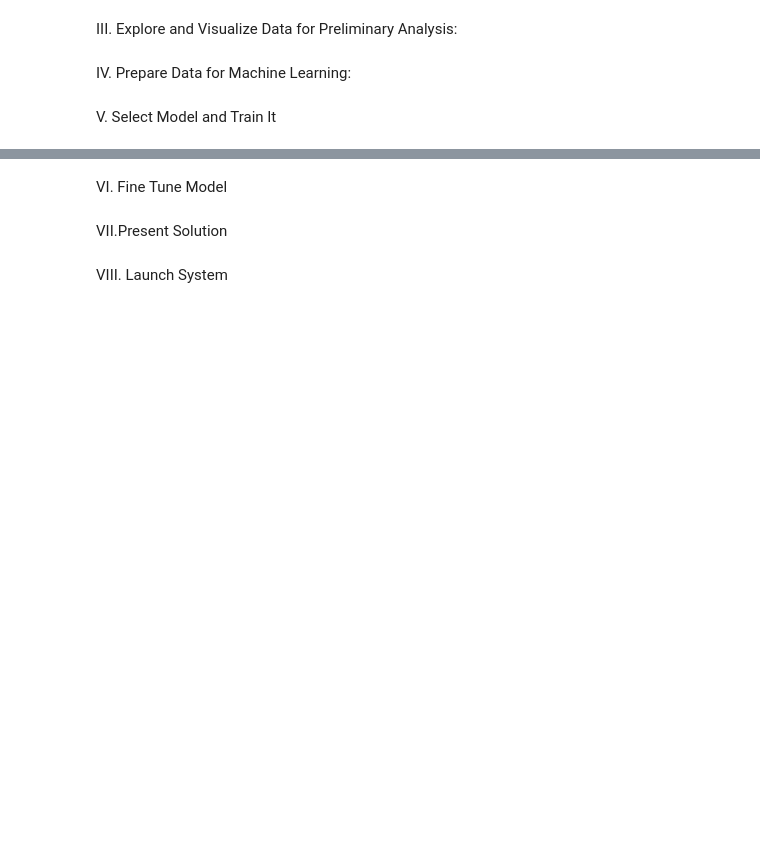
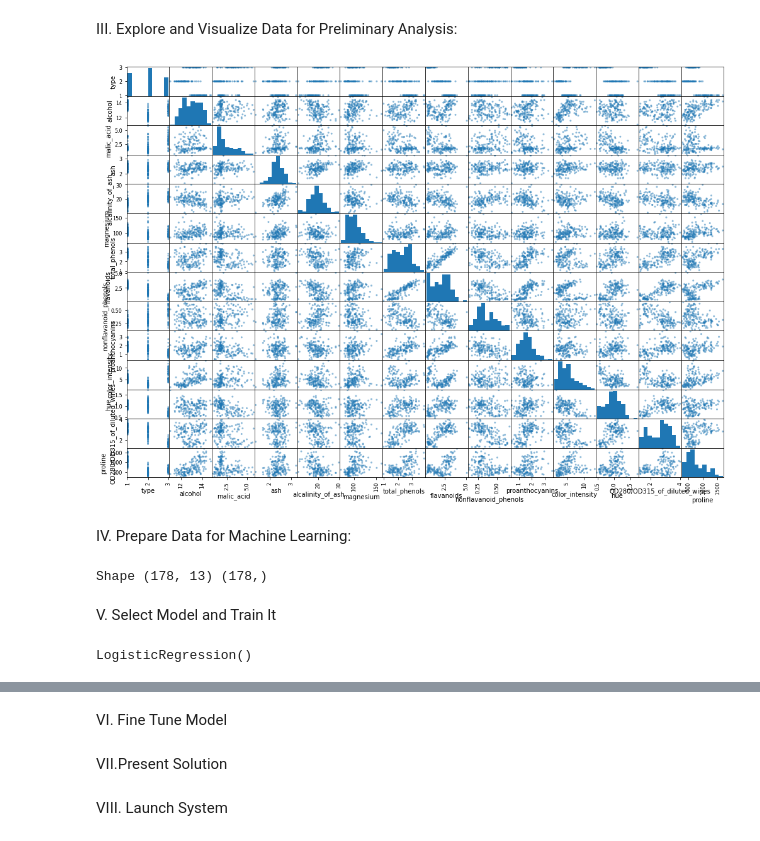
Before and after one commit to ASwigart/Group_Project_4, a Jupyter notebook: GP4_data_analysis.ipynb, the cells around one changed output, grey strips where cells are left out. Cells and saved outputs as stored; diff of their text form; code cells hidden in the pictures; blank space fills up the shorter version.

```diff
--- a/GP4_data_analysis.ipynb
+++ b/GP4_data_analysis.ipynb
@@ -4,3 +38,6 @@ let's use this outline as a tool to track the project as we work through the ana
 I. Determine the big picture:
 # %% [markdown]
 II. Get the Data:
+# %%
+winedata_df = pd.read_csv(os.path.join("resources","winedata.csv"))
+winedata_df.head()
@@ -9,4 +63,23 @@ III. Explore and Visualize Data for Preliminary Analysis:
+# %%
+wine_df=winedata_df
+# %%
+# https://www.marsja.se/pandas-scatter-matrix-pair-plot/
+from pandas.plotting import scatter_matrix
+# attributes =wine_df["catergories", "alcohol", "malic_acid", "ash", "alcalinity_of_ash",  "magnesium", "total_phenols", "flavanoids", "nonflavanoid_phenols",
+#             "proanthocyanins", "color_intensity", "hue", "OD280/OD315_of_diluted_wines","proline"])
+pd.plotting.scatter_matrix(wine_df, figsize=(17,12))
+plt.show()
+# %% [output]
+[figure, added]
 # %% [markdown]
 IV. Prepare Data for Machine Learning:
+# %%
+X = winedata_df[["alcohol", "malic_acid", "ash", "alcalinity_of_ash",  "magnesium", "total_phenols", "flavanoids", "nonflavanoid_phenols",
+            "proanthocyanins", "color_intensity", "hue", "OD280/OD315_of_diluted_wines","proline"]]
+y = winedata_df["type"]
+
+print("Shape", X.shape, y.shape)
+# %% [output]
+Shape (178, 13) (178,)
 # %% [markdown]
 V. Select Model and Train It
@@ -12,0 +89,6 @@ V. Select Model and Train It
+# %%
+from sklearn.linear_model import LogisticRegression
+classifier = LogisticRegression()
+classifier
+# %% [output]
+LogisticRegression()
```
Also changed, not shown: parts of 29 cells of this notebook, 1 other file.
